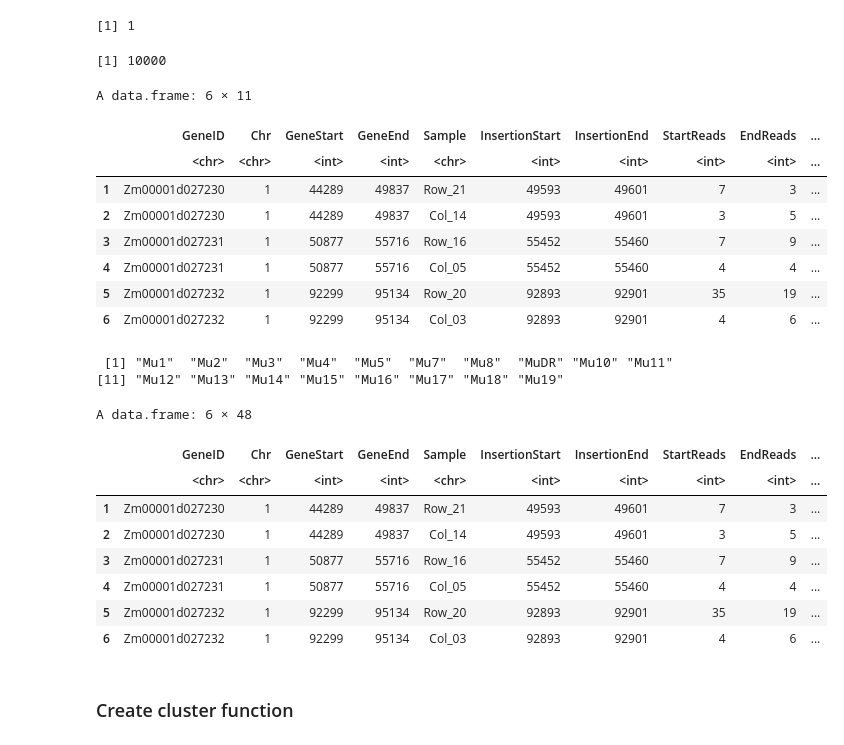
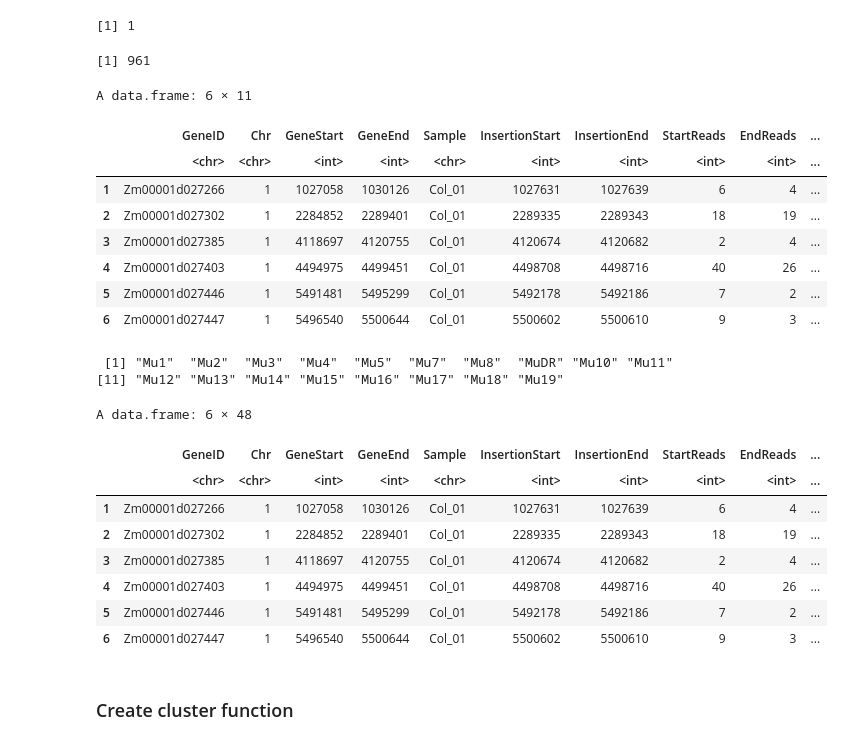
Before and after one commit to tgstoecker/MuWU, a Jupyter notebook: te_typing_annotation.ipynb, the cells around one changed output. Cells and saved outputs as stored; diff of their text form; code cells hidden in the pictures.

```diff
--- a/te_typing_annotation.ipynb
+++ b/te_typing_annotation.ipynb
@@ -47,19 +65,23 @@ data.table::getDTthreads()
 #all_types <- snakemake@params[["all_types"]]
 
 
-samples <- c('Row_01', 'Row_02', 'Row_03', 'Row_04',
-          'Row_05', 'Row_06', 'Row_07', 'Row_08',
-          'Row_09', 'Row_10', 'Row_11', 'Row_12',
-          'Row_13', 'Row_14', 'Row_15', 'Row_16',
-          'Row_17', 'Row_18', 'Row_19', 'Row_20',
-          'Row_21', 'Row_22', 'Row_23', 'Row_24',
-          'Col_01', 'Col_02', 'Col_03', 'Col_04',
-          'Col_05', 'Col_06', 'Col_07', 'Col_08',
-          'Col_09', 'Col_10', 'Col_11', 'Col_12',
-          'Col_13', 'Col_14', 'Col_15', 'Col_16',
-          'Col_17', 'Col_18', 'Col_19', 'Col_20',
-          'Col_21', 'Col_22', 'Col_23', 'Col_24')
+#samples <- c('Row_01', 'Row_02', 'Row_03', 'Row_04',
+#          'Row_05', 'Row_06', 'Row_07', 'Row_08',
+#          'Row_09', 'Row_10', 'Row_11', 'Row_12',
+#          'Row_13', 'Row_14', 'Row_15', 'Row_16',
+#          'Row_17', 'Row_18', 'Row_19', 'Row_20',
+#          'Row_21', 'Row_22', 'Row_23', 'Row_24',
+#          'Col_01', 'Col_02', 'Col_03', 'Col_04',
+#          'Col_05', 'Col_06', 'Col_07', 'Col_08',
+#          'Col_09', 'Col_10', 'Col_11', 'Col_12',
+#          'Col_13', 'Col_14', 'Col_15', 'Col_16',
+#          'Col_17', 'Col_18', 'Col_19', 'Col_20',
+#          'Col_21', 'Col_22', 'Col_23', 'Col_24')
 
+#samples <- c('Row_01', 'Row_02', 'Row_03', 'Row_04',
+#             'Col_01', 'Col_02', 'Col_03', 'Col_04')
+
+samples <- c('Row_01', 'Col_01')
 
 all_types <- c("Mu1_L", "Mu1_R",
 "Mu2_L",
@@ -85,41 +107,43 @@ all_types <- c("Mu1_L", "Mu1_R",
 "Mu13_L",
 "Mu13_R",
 "Mu14_L",
 "Mu14_R",
 "Mu15_L",
 "Mu15_R",
 "Mu16_L",
 "Mu16_R",
 "Mu17_L",
 "Mu17_R",
 "Mu18_L",
 "Mu18_R",
 "Mu19_L",
 "Mu19_R")
 
 
 
 #all_insertions <- read.csv("results/insertions_table_final/all_identified_insertions.csv", header = TRUE)
 #all_insertions <- read.csv("results/insertions_table_final/germinal_identified_insertions.csv", header = TRUE)
 #all_insertions <- read.csv("results/insertions_table_final/all_identified_insertions_annotated.csv", header = TRUE)
 all_insertions <- read.csv("results/insertions_table_final/germinal_identified_insertions_annotated.csv", header = TRUE)
 
+all_insertions <- all_insertions %>%
+  filter(Sample %in% samples)
 
-all_insertions <- all_insertions[1:10000,]
+#all_insertions <- all_insertions[1:10000,]
 
 nrow(all_insertions)
 head(all_insertions)
 # %% [output]
-[1] 10000
+[1] 961
 A data.frame: 6 × 11
 |  | GeneID | Chr | GeneStart | GeneEnd | Sample | InsertionStart | InsertionEnd | StartReads | EndReads | ... |
 |  | <chr> | <chr> | <int> | <int> | <chr> | <int> | <int> | <int> | <int> | ... |
-| 1 | Zm00001d027230 | 1 | 44289 | 49837 | Row_21 | 49593 | 49601 | 7 | 3 | ... |
-| 2 | Zm00001d027230 | 1 | 44289 | 49837 | Col_14 | 49593 | 49601 | 3 | 5 | ... |
-| 3 | Zm00001d027231 | 1 | 50877 | 55716 | Row_16 | 55452 | 55460 | 7 | 9 | ... |
-| 4 | Zm00001d027231 | 1 | 50877 | 55716 | Col_05 | 55452 | 55460 | 4 | 4 | ... |
-| 5 | Zm00001d027232 | 1 | 92299 | 95134 | Row_20 | 92893 | 92901 | 35 | 19 | ... |
-| 6 | Zm00001d027232 | 1 | 92299 | 95134 | Col_03 | 92893 | 92901 | 4 | 6 | ... |
+| 1 | Zm00001d027266 | 1 | 1027058 | 1030126 | Col_01 | 1027631 | 1027639 | 6 | 4 | ... |
+| 2 | Zm00001d027302 | 1 | 2284852 | 2289401 | Col_01 | 2289335 | 2289343 | 18 | 19 | ... |
+| 3 | Zm00001d027385 | 1 | 4118697 | 4120755 | Col_01 | 4120674 | 4120682 | 2 | 4 | ... |
+| 4 | Zm00001d027403 | 1 | 4494975 | 4499451 | Col_01 | 4498708 | 4498716 | 40 | 26 | ... |
+| 5 | Zm00001d027446 | 1 | 5491481 | 5495299 | Col_01 | 5492178 | 5492186 | 7 | 2 | ... |
+| 6 | Zm00001d027447 | 1 | 5496540 | 5500644 | Col_01 | 5500602 | 5500610 | 9 | 3 | ... |
 # %%
 base_all_types <- str_remove(all_types, c("_L"))
 base_all_types <- str_remove(base_all_types, c("_R"))
@@ -147,12 +171,12 @@ head(all_insertions_typed)
 A data.frame: 6 × 48
 |  | GeneID | Chr | GeneStart | GeneEnd | Sample | InsertionStart | InsertionEnd | StartReads | EndReads | ... |
 |  | <chr> | <chr> | <int> | <int> | <chr> | <int> | <int> | <int> | <int> | ... |
-| 1 | Zm00001d027230 | 1 | 44289 | 49837 | Row_21 | 49593 | 49601 | 7 | 3 | ... |
-| 2 | Zm00001d027230 | 1 | 44289 | 49837 | Col_14 | 49593 | 49601 | 3 | 5 | ... |
-| 3 | Zm00001d027231 | 1 | 50877 | 55716 | Row_16 | 55452 | 55460 | 7 | 9 | ... |
-| 4 | Zm00001d027231 | 1 | 50877 | 55716 | Col_05 | 55452 | 55460 | 4 | 4 | ... |
-| 5 | Zm00001d027232 | 1 | 92299 | 95134 | Row_20 | 92893 | 92901 | 35 | 19 | ... |
-| 6 | Zm00001d027232 | 1 | 92299 | 95134 | Col_03 | 92893 | 92901 | 4 | 6 | ... |
+| 1 | Zm00001d027266 | 1 | 1027058 | 1030126 | Col_01 | 1027631 | 1027639 | 6 | 4 | ... |
+| 2 | Zm00001d027302 | 1 | 2284852 | 2289401 | Col_01 | 2289335 | 2289343 | 18 | 19 | ... |
+| 3 | Zm00001d027385 | 1 | 4118697 | 4120755 | Col_01 | 4120674 | 4120682 | 2 | 4 | ... |
+| 4 | Zm00001d027403 | 1 | 4494975 | 4499451 | Col_01 | 4498708 | 4498716 | 40 | 26 | ... |
+| 5 | Zm00001d027446 | 1 | 5491481 | 5495299 | Col_01 | 5492178 | 5492186 | 7 | 2 | ... |
+| 6 | Zm00001d027447 | 1 | 5496540 | 5500644 | Col_01 | 5500602 | 5500610 | 9 | 3 | ... |
 # %% [markdown]
 ### Create cluster function
 # %%
```
Also changed, not shown: parts of 12 cells of this notebook.
